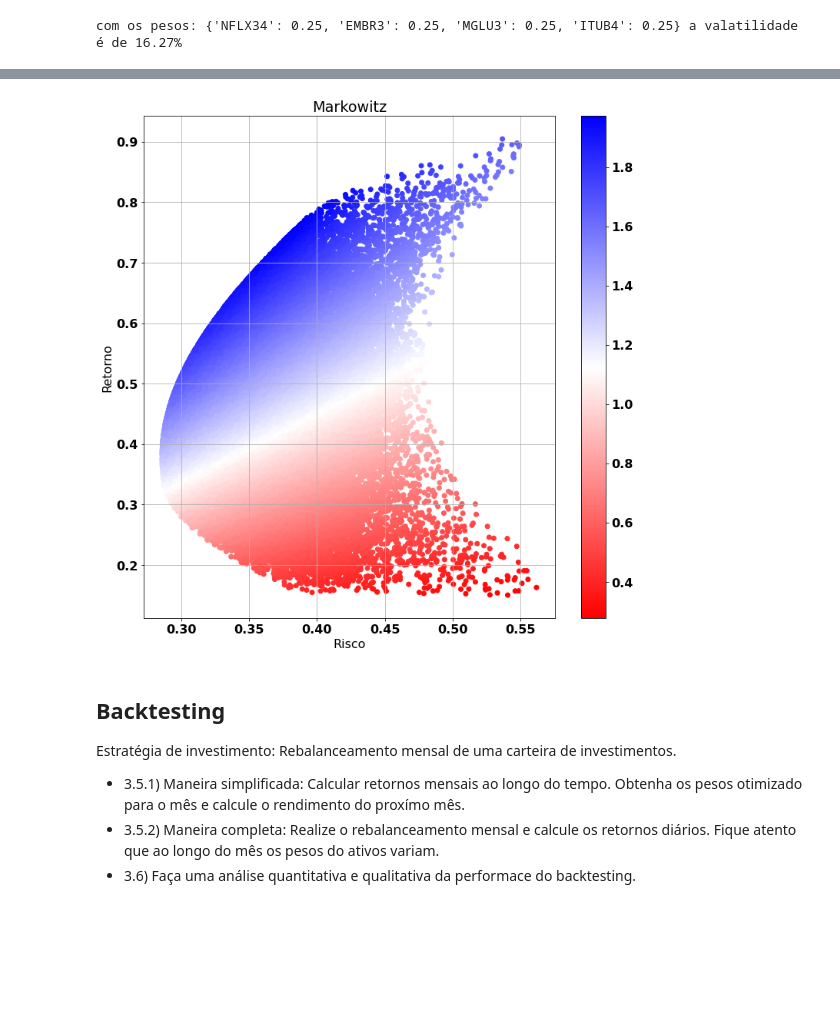
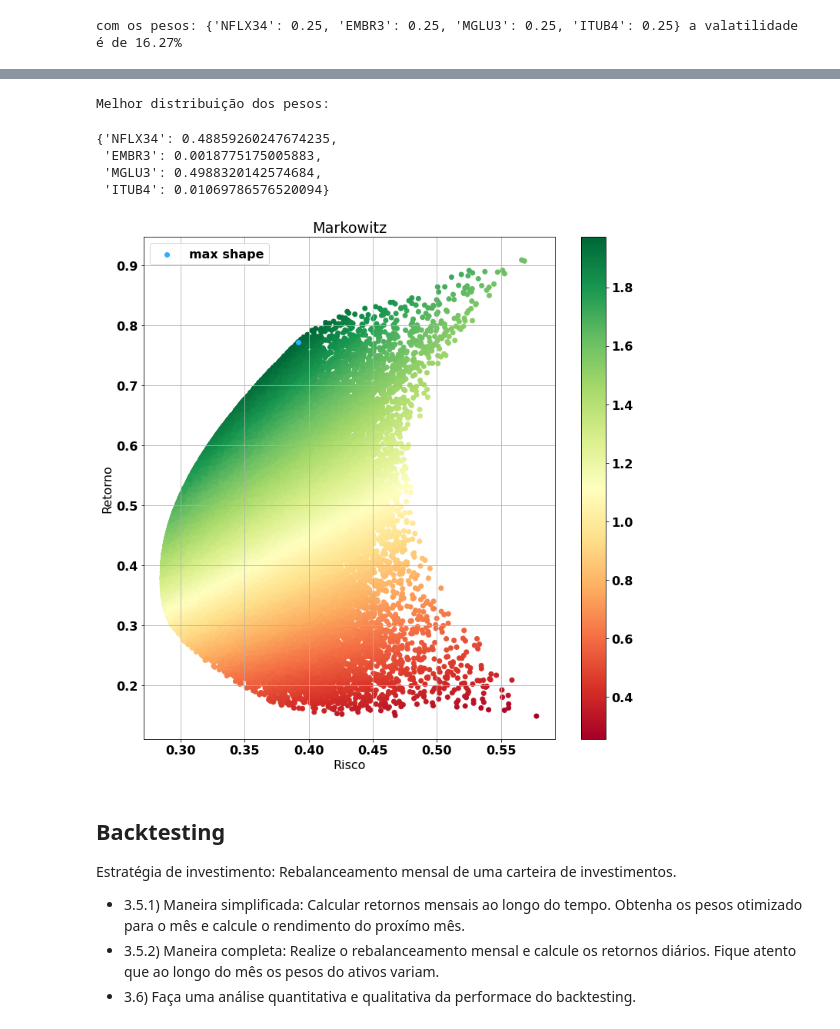
Before and after one commit to lhndsp/Quant-basics, a Jupyter notebook: quant-basics.ipynb, the cells around one changed output, grey strips where cells are left out. Saved outputs shown, nothing was run; the diff lists cells and outputs as text; code cells hidden in the pictures; blank space fills up the shorter version.

```diff
--- a/quant-basics.ipynb
+++ b/quant-basics.ipynb
@@ -591,23 +600,43 @@ def calc_markowitz(df:pd.DataFrame, simulacoes=100000):
     return pd.DataFrame(data)
 # %%
 portf_mark = calc_markowitz(df_portfolio[atvs])
+# %%
+print('Melhor distribuição dos pesos: ')
+
+dict(
+     zip(
+         atvs,
+         portf_mark[portf_mark['sharpe_ratio'] == portf_mark['sharpe_ratio'].max()]['pesos'].iloc[0]
+     )
+)
+# %% [output]
+Melhor distribuição dos pesos:
+{'NFLX34': 0.48859260247674235,
+ 'EMBR3': 0.0018775175005883,
+ 'MGLU3': 0.4988320142574684,
+ 'ITUB4': 0.01069786576520094}
 # %%
 plt.figure(figsize=(12, 12))
 p = plt.grid()
 
 g = \
 plt.scatter(x=portf_mark['risco'],
             y=portf_mark['retorno'],
             c=portf_mark['sharpe_ratio'],
-            cmap='bwr_r')
+            cmap='RdYlGn')
+
+plt.scatter(x=portf_mark[portf_mark['sharpe_ratio'] == portf_mark['sharpe_ratio'].max()]['risco'].iloc[0],
+            y=portf_mark[portf_mark['sharpe_ratio'] == portf_mark['sharpe_ratio'].max()]['retorno'].iloc[0],
+            color='#2fadff', label='max shape')
 
 p = plt.colorbar(g)
 
 p = plt.ylabel('Retorno')
 p = plt.xlabel('Risco')
 p = plt.title('Markowitz')
+p = plt.legend()
 # %% [output]
-[figure, old version]
+[figure, new version]
 # %% [markdown]
 ## Backtesting
 
```
Also changed, not shown: parts of 36 cells of this notebook.
